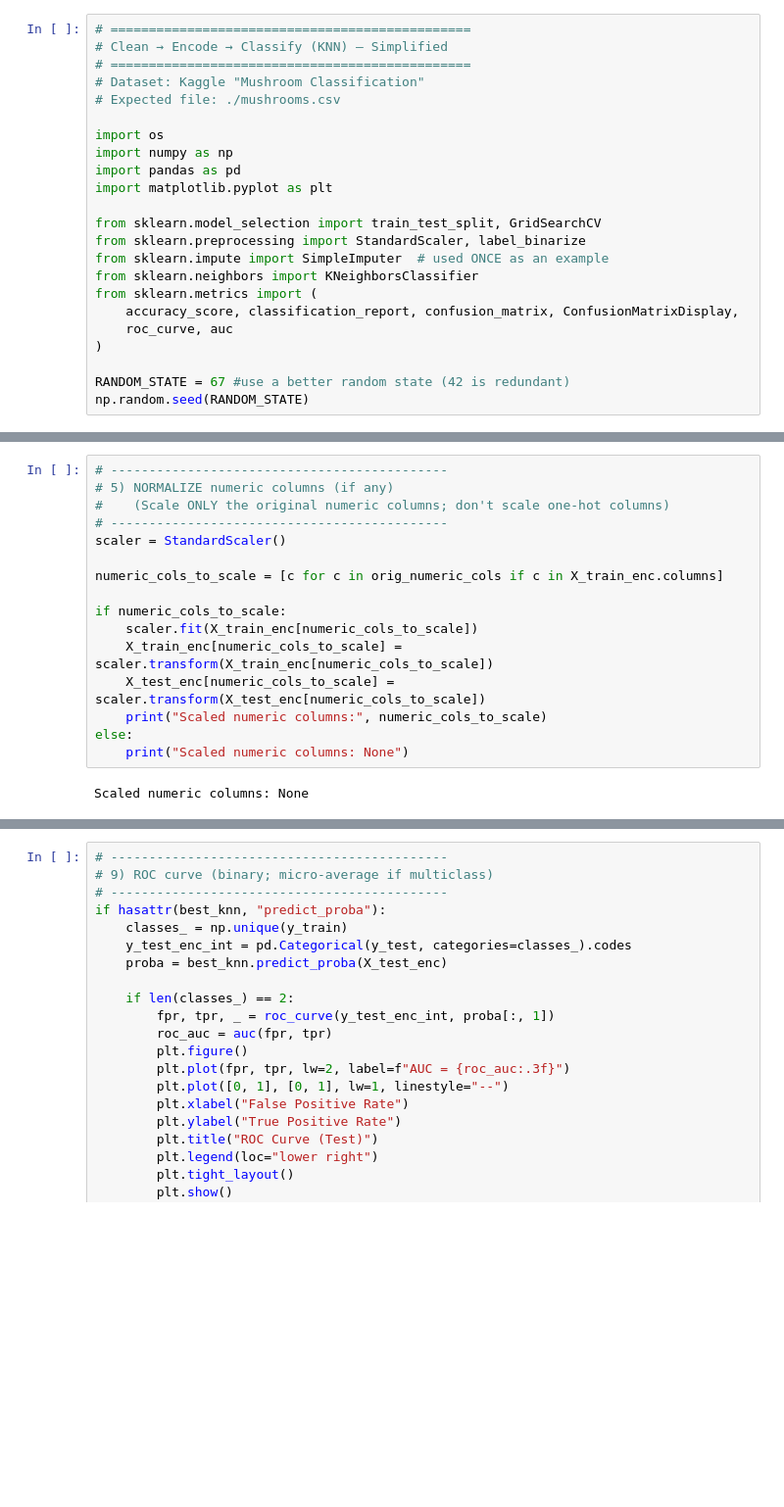
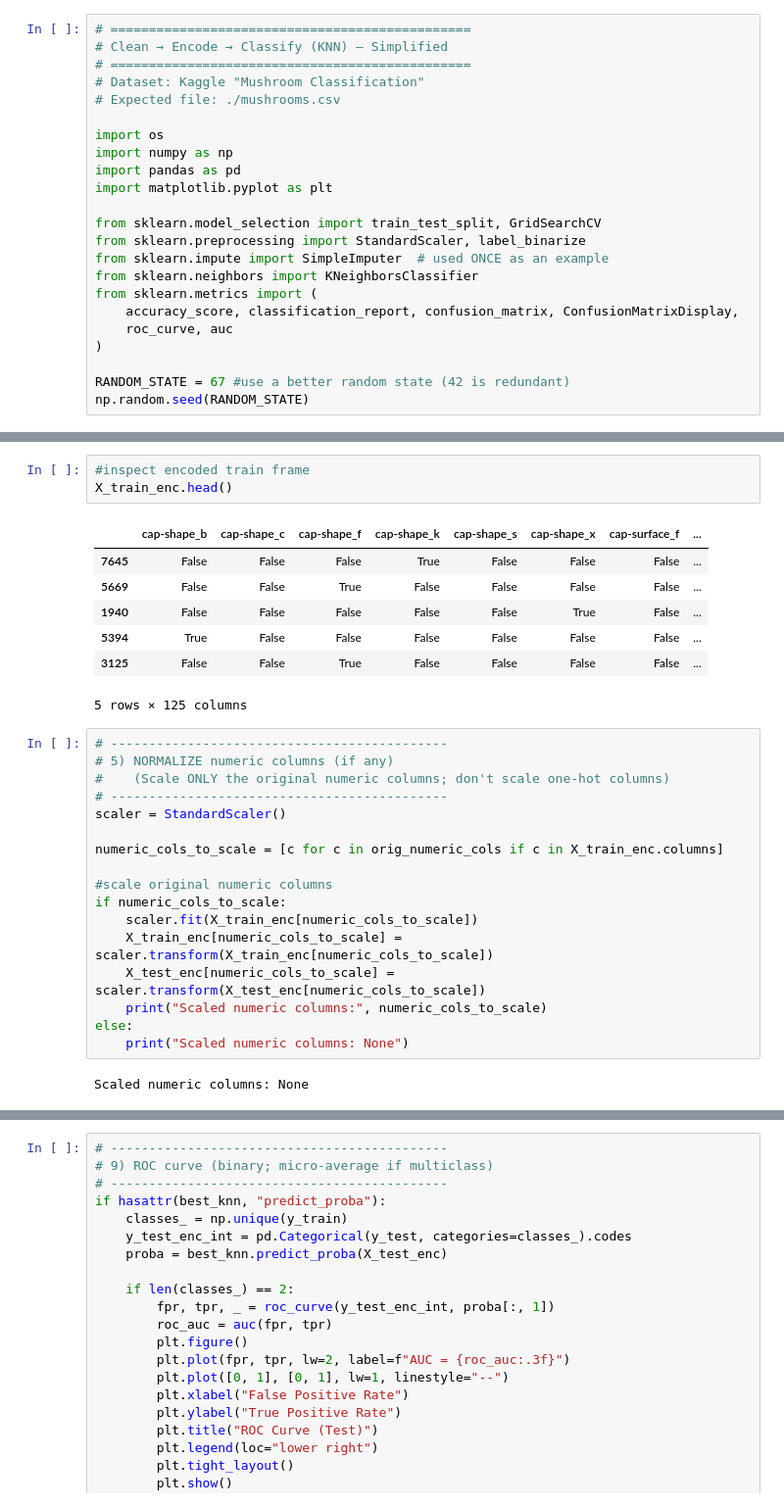
Before and after one commit to theaaravagarwal/p3_ai_projects, a Jupyter notebook: t1final/skelebook.ipynb, the cells around one changed output, grey strips where cells are left out. Shown at 98% size. Drawn from its saved outputs; the diff is of its cells as text; blank space fills up the shorter version.

```diff
--- a/t1final/skelebook.ipynb
+++ b/t1final/skelebook.ipynb
@@ -190,3 +205,14 @@ Encoded test shape: (1625, 126)
+# %%
+#inspect encoded train frame
+X_train_enc.head()
+# %% [output]
+|  | cap-shape_b | cap-shape_c | cap-shape_f | cap-shape_k | cap-shape_s | cap-shape_x | cap-surface_f | ... |
+| 7645 | False | False | False | True | False | False | False | ... |
+| 5669 | False | False | True | False | False | False | False | ... |
+| 1940 | False | False | False | False | False | True | False | ... |
+| 5394 | True | False | False | False | False | False | False | ... |
+| 3125 | False | False | True | False | False | False | False | ... |
+5 rows × 125 columns
 # %%
 # --------------------------------------------
 # 5) NORMALIZE numeric columns (if any)
@@ -196,6 +222,7 @@ scaler = StandardScaler()
 
 numeric_cols_to_scale = [c for c in orig_numeric_cols if c in X_train_enc.columns]
 
+#scale original numeric columns
 if numeric_cols_to_scale:
     scaler.fit(X_train_enc[numeric_cols_to_scale])
     X_train_enc[numeric_cols_to_scale] = scaler.transform(X_train_enc[numeric_cols_to_scale])
```
Also changed, not shown: parts of 10 cells of this notebook, 2 other files.
